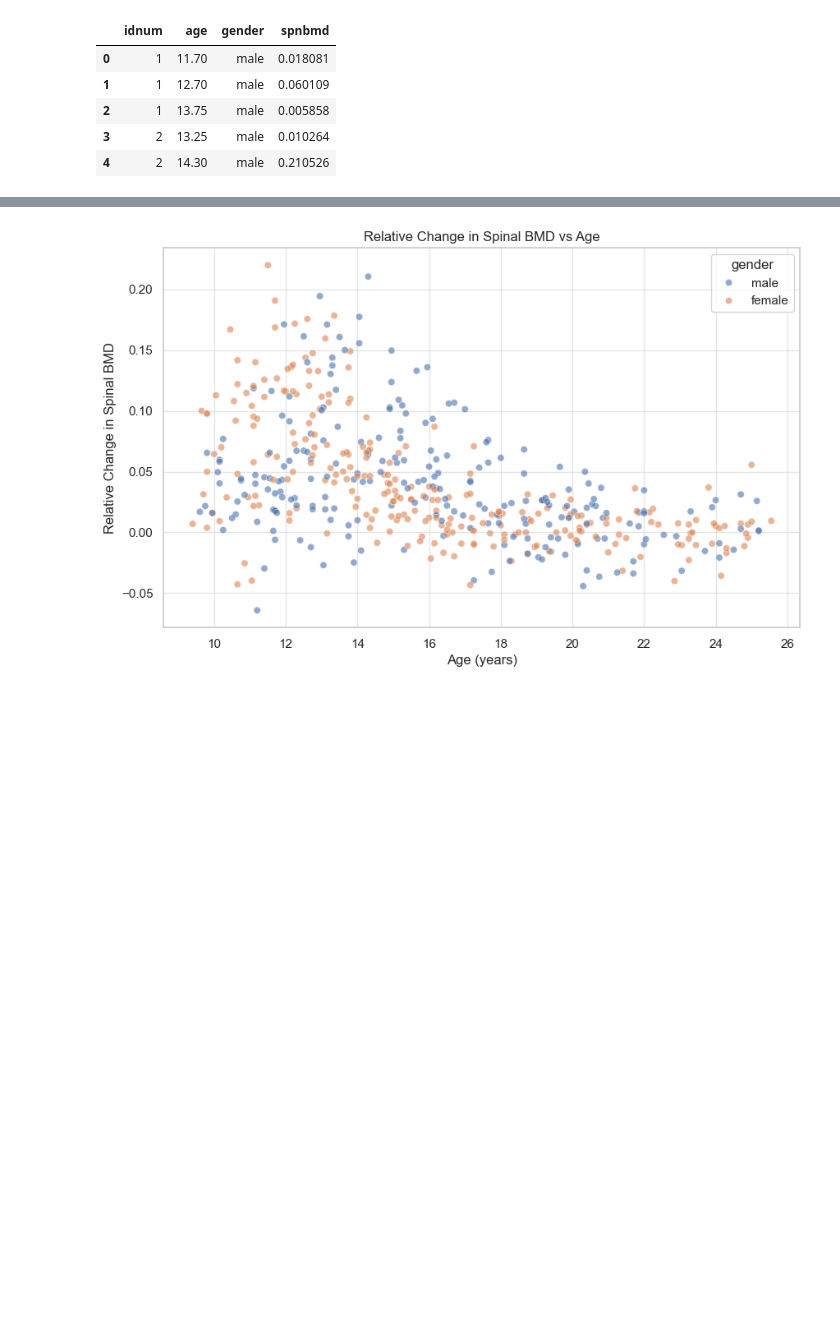
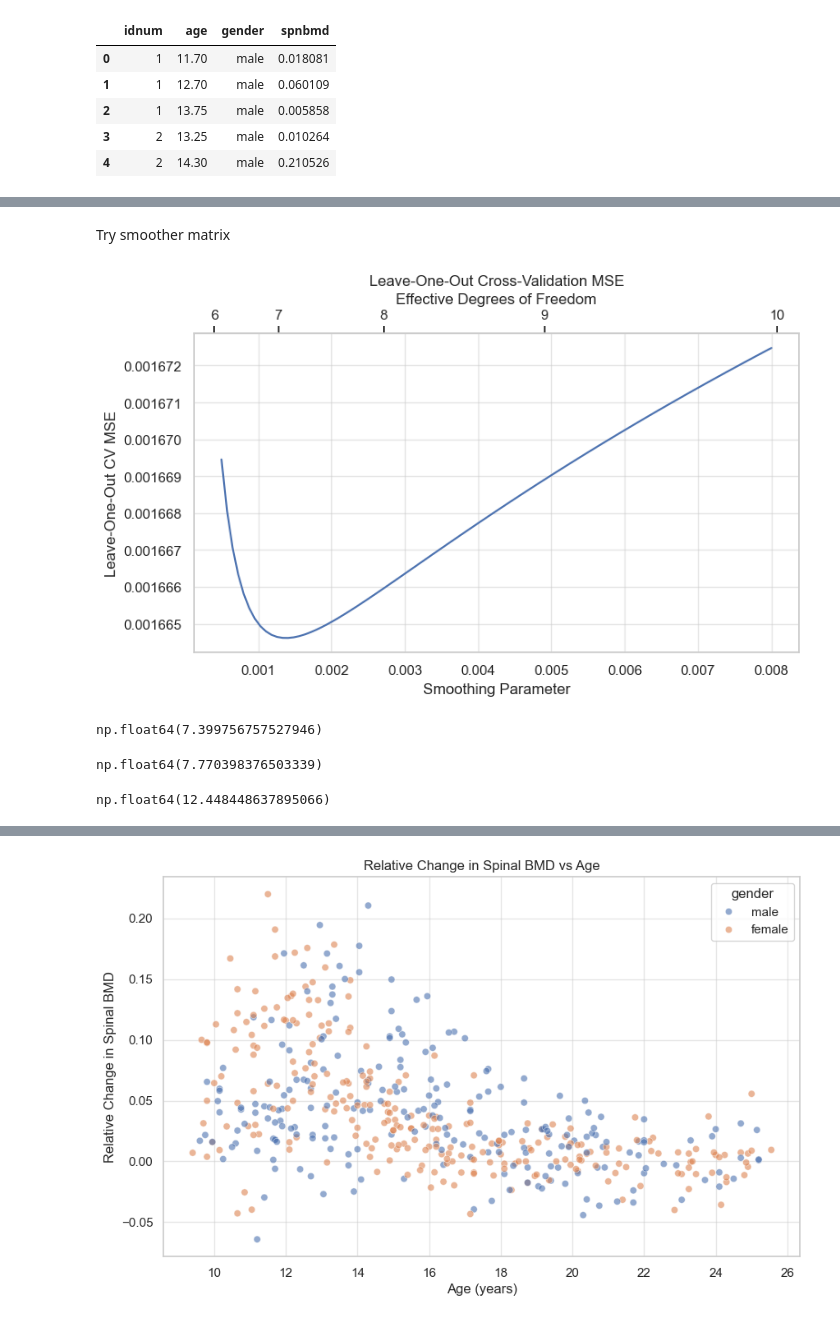
Before and after one commit to chris-leonard/elements-of-statistical-learning, a Jupyter notebook: chapter-8/chapter-8-exercises.ipynb, the cells around one changed output, grey strips where cells are left out. Drawn from its saved outputs; the diff is of its cells as text; code cells hidden in the pictures; blank space fills up the shorter version.

```diff
--- a/chapter-8/chapter-8-exercises.ipynb
+++ b/chapter-8/chapter-8-exercises.ipynb
@@ -48,0 +259,19 @@ bone_data.head()
+# %% [markdown]
+Try smoother matrix
+# %%
+smooth_values = np.linspace(0.0005, 0.008, 100)
+smooth_values, cv_errors, ax = spline_model.perform_grid_search(smooth_values)
+# %% [output]
+[figure, added]
+# %%
+spline_model.calculate_dof(smooth=0.002)
+# %% [output]
+np.float64(7.399756757527946)
+# %%
+spline_model.calculate_dof(smooth=0.0025)
+# %% [output]
+np.float64(7.770398376503339)
+# %%
+spline_model.calculate_dof(smooth=0.02)
+# %% [output]
+np.float64(12.448448637895066)
```
Also changed, not shown: parts of 31 cells of this notebook, 3 other files.
